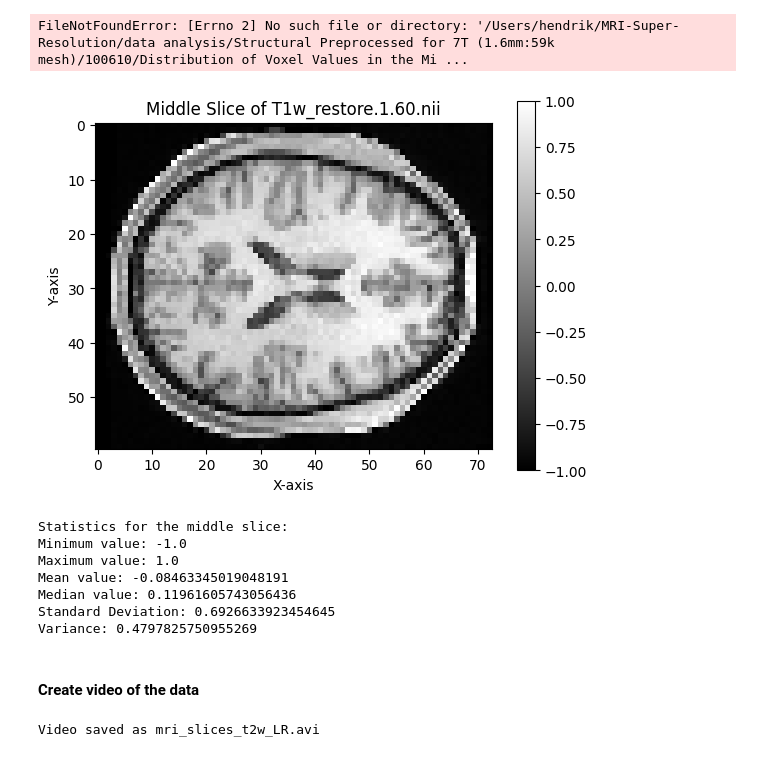
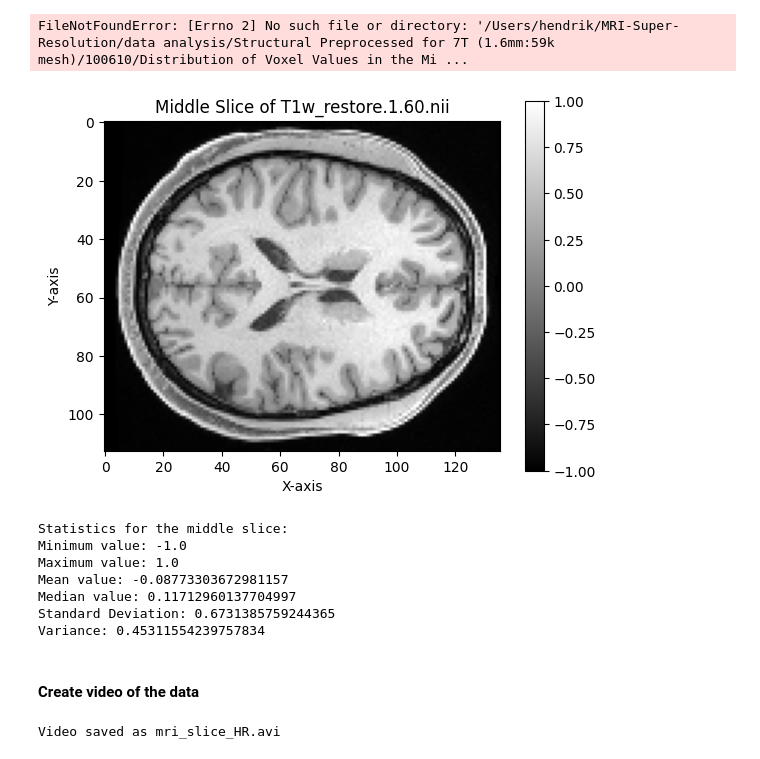
Before and after one commit to Magic-Solutions/MRI-Super-Resolution, a Jupyter notebook: utils/eda_notebook.ipynb, the cells around one changed output. Saved outputs shown, nothing was run; the diff lists cells and outputs as text; code cells hidden in the pictures.

```diff
--- a/utils/eda_notebook.ipynb
+++ b/utils/eda_notebook.ipynb
@@ -281,14 +281,14 @@ FileNotFoundError: [Errno 2] No such file or directory: '/Users/hendrik/MRI-Supe
 # Z NORMALIZATION
 
 # Load the NIfTI file t1w
-nifti_file = '../data/HCP/Structural Preprocessed for 7T (1.6mm:59k mesh)/100610/MNINonLinear/T1w_restore_downscaled_to_1.5T.nii'
-img = nib.load(nifti_file)
-data1 = img.get_fdata()
+# nifti_file = '../data/HCP/Structural Preprocessed for 7T (1.6mm:59k mesh)/100610/MNINonLinear/T1w_restore_downscaled_to_1.5T.nii'
+# img = nib.load(nifti_file)
+# data1 = img.get_fdata()
 
-# Load the NIfTI file t2w
-nifti_file = '../data/HCP/Structural Preprocessed for 7T (1.6mm:59k mesh)/100610/MNINonLinear/T2w_restore_downscaled_to_1.5T.nii'
-img = nib.load(nifti_file)
-data2 = img.get_fdata()
+# # Load the NIfTI file t2w
+# nifti_file = '../data/HCP/Structural Preprocessed for 7T (1.6mm:59k mesh)/100610/MNINonLinear/T2w_restore_downscaled_to_1.5T.nii'
+# img = nib.load(nifti_file)
+# data2 = img.get_fdata()
 
 #Clip intensity
 data1 = clip_intensity(data1)
@@ -311,41 +311,41 @@ data2 = min_max_scale(data2)
 
 # Plotting a slice from the middle of the volume
 data = data1
 slice_index = data.shape[2] // 2  # Taking the middle slice along the z-axis
 plt.imshow(data[:, :, slice_index], cmap='gray')
 plt.colorbar()
 plt.title('Middle Slice of T1w_restore.1.60.nii')
 plt.xlabel('X-axis')
 plt.ylabel('Y-axis')
 plt.show()
 stats(data)
 
 # Plotting a slice from the middle of the volume
 # data = data2
 # slice_index = data.shape[2] // 2  # Taking the middle slice along the z-axis
 # plt.imshow(data[:, :, slice_index], cmap='gray')
 # plt.colorbar()
 # plt.title('Middle Slice of T2w_restore.1.60.nii')
 # plt.xlabel('X-axis')
 # plt.ylabel('Y-axis')
 # plt.show()
 # stats(data)
 
 #Plot voxel distribution
 # plot_voxel_distribution(data1)
 # plot_middle_slice_distribution(data1)
 
 # plot_voxel_distribution(data2)
 # plot_middle_slice_distribution(data2)
 # %% [output]
-[figure, old version]
+[figure, new version]
 Statistics for the middle slice:
 Minimum value: -1.0
 Maximum value: 1.0
-Mean value: -0.08463345019048191
-Median value: 0.11961605743056436
-Standard Deviation: 0.6926633923454645
-Variance: 0.4797825750955269
+Mean value: -0.08773303672981157
+Median value: 0.11712960137704997
+Standard Deviation: 0.6731385759244365
+Variance: 0.45311554239757834
 # %% [markdown]
 #### Create video of the data
 # %%
@@ -356,7 +356,7 @@ frame_height = 256
 frame_width = 256
 
 # Video writer initialization
-video_filename = 'mri_slices_t2w_LR.avi'
+video_filename = 'mri_slice_HR.avi'
 fps = 10  # Frames per second
 
 # Define the codec and create VideoWriter object
@@ -400,4 +400,4 @@ out.release()
 
 print(f'Video saved as {video_filename}')
 # %% [output]
-Video saved as mri_slices_t2w_LR.avi
+Video saved as mri_slice_HR.avi
```
Also changed, not shown: parts of 1 cell of this notebook.
